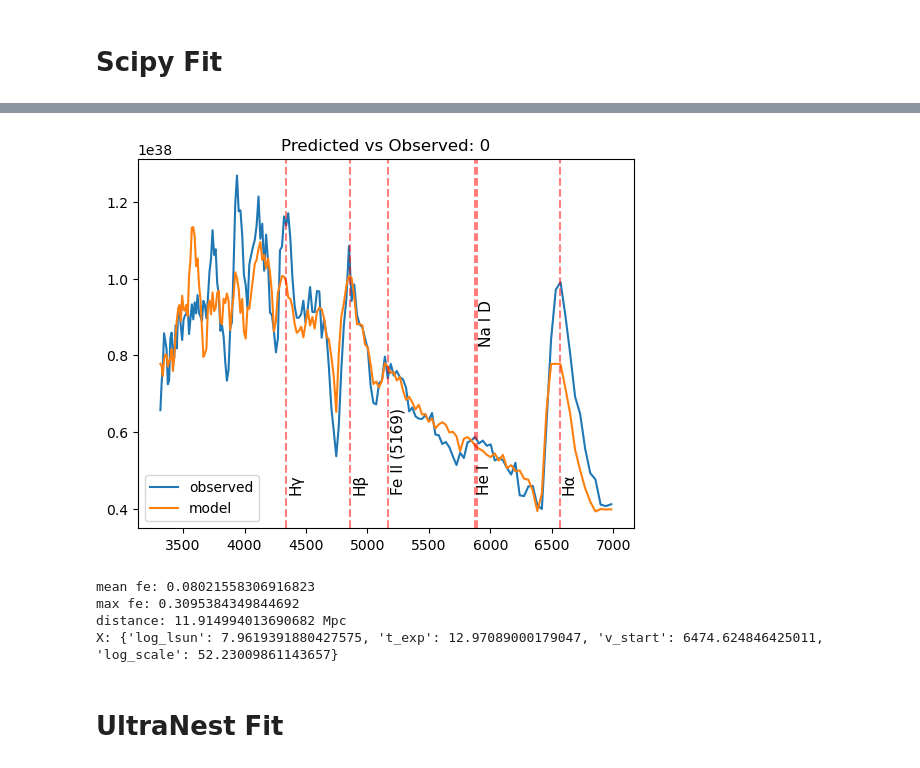
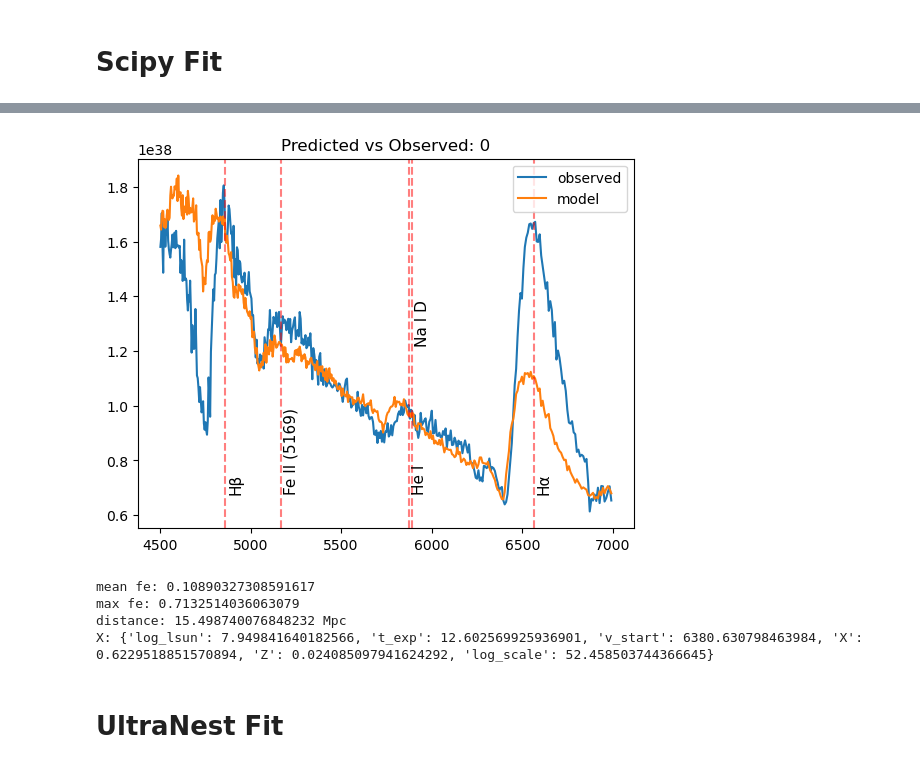
Before and after one commit to MichaelLukaszyk/iip-emulator, a Jupyter notebook: interpolator/interp.ipynb, the cells around one changed output, grey strips where cells are left out. Cells and saved outputs as stored; diff of their text form; code cells hidden in the pictures.

```diff
--- a/interpolator/interp.ipynb
+++ b/interpolator/interp.ipynb
@@ -9,8 +9,9 @@ folder_path = folder_path_win
 params_path = os.path.join(folder_path, 'parameters.log')
 
 # Parameters that will be interpolated over, order does not matter
-param_names = ['log_lsun', 't_exp', 'v_start']
+param_names = ['log_lsun', 't_exp', 'v_start', 'X', 'Z']
 fit_max_wav = 7000
+fit_min_wav = 4500
 # %%
 import interpolator.util as util
 import matplotlib.pyplot as plt
@@ -105,5 +94,8 @@ show_active()
 # %% [markdown]
 # Fit Models
+# %%
+# Settings
+use_linear = False
 # %%
 # Linear interpolator
 from scipy.interpolate import LinearNDInterpolator, NearestNDInterpolator
@@ -137,0 +136,8 @@ Pipeline(steps=[('scaler', StandardScaler()),
+# %%
+plt.figure()
+active_vals = np.mean(limits, axis=1)
+y_mod = interp(active_vals)[0]
+plt.plot(wav, y_mod)
+y_mod = model.predict(active_vals.reshape(1, -1))[0]
+plt.plot(wav, y_mod)
+show_active()
@@ -228,21 +194,29 @@ plt.show()
 # %%
+overlay_observed = True
+
 from matplotlib.widgets import Slider
-
 active_vals = np.mean(limits, axis=1)
 
 def recalc_y():
-    y_mod = interp(active_vals)[0]
-    return y_mod*np.nanmean(y_obs)/np.nanmean(y_mod)
+    if use_linear:
+        y_mod = interp(active_vals)[0]
+    else:
+        y_mod = model.predict(active_vals.reshape(1, -1))[0]
+    if overlay_observed:
+        return y_mod*np.nanmean(y_obs)/np.nanmean(y_mod)
+    else:
+        return y_mod
 
 fig, ax = plt.subplots(figsize=(12, 5))
 fig.subplots_adjust(left=0.3)
-ax.plot(wav, y_obs, label='observed')
+if overlay_observed:
+    ax.plot(wav, y_obs, label='observed')
 line, = ax.plot(wav, recalc_y(), lw=1, label='model')
 fig.canvas.toolbar_position = 'bottom'
 sliders = []
 
 for index, name in enumerate(param_names):
-    ax_slider = fig.add_axes([0.025 + 0.25 * index / 4, 0.05, 0.0225, 0.9])
+    ax_slider = fig.add_axes([0.025 + 0.25 * index / 5, 0.05, 0.0225, 0.9])
     slider = Slider(
         ax=ax_slider,
         label=param_names[index],
@@ -291,7 +267,11 @@ results = []
 
 def f(x):
     scale = 10**x[-1]
-    y_mod = interp(x[:-1])[0]
+    active_vals = x[:-1]
+    if use_linear:
+        y_mod = interp(active_vals)[0]
+    else:
+        y_mod = model.predict(active_vals.reshape(1, -1))[0]
     y1 = y_mod
     y2 = y_obs*scale
     fe = np.abs(y1 - y2)/y2
@@ -302,38 +282,38 @@ def f(x):
 
 from scipy.optimize import differential_evolution
 sampler_start = list(X_train.mean().values)
 sampler_start.append((min_scale + max_scale) / 2)
 result = differential_evolution(f, x0=sampler_start, bounds=sampler_limits)
 results = sorted(results, key=lambda x: x['mean_fe'])
 
 # Display best fits
 for i in range(1):
     mean_fe = results[i]['mean_fe']
     max_fe = results[i]['max_fe']
     X_mod = dict(zip(sampler_names, results[i]['X']))
     y_mod = results[i]['y']
     scale = 10**X_mod['log_scale']
 
     plt.figure()
     plt.plot(wav, y_obs * scale, label='observed')
     plt.plot(wav, y_mod, label='model')
 
     plt.title('Predicted vs Observed: ' + str(i))
     plt.legend()
     util.label_common_features()
     show_active()
     distance = np.sqrt(scale/4/np.pi) * u.cm
 
     print('mean fe:', mean_fe)
     print('max fe:', max_fe)
     print('distance:', distance.to(u.Mpc))
     print('X:', X_mod)
 # %% [output]
-[figure, old version]
+[figure, new version]
-mean fe: 0.08021558306916823
-max fe: 0.3095384349844692
-distance: 11.914994013690682 Mpc
-X: {'log_lsun': 7.9619391880427575, 't_exp': 12.97089000179047, 'v_start': 6474.624846425011, 'log_scale': 52.23009861143657}
+mean fe: 0.10890327308591617
+max fe: 0.7132514036063079
+distance: 15.498740076848232 Mpc
+X: {'log_lsun': 7.949841640182566, 't_exp': 12.602569925936901, 'v_start': 6380.630798463984, 'X': 0.6229518851570894, 'Z': 0.024085097941624292, 'log_scale': 52.458503744366645}
 # %% [markdown]
 # UltraNest Fit
 # %%
```
Also changed, not shown: parts of 13 cells of this notebook, 6 other files.
